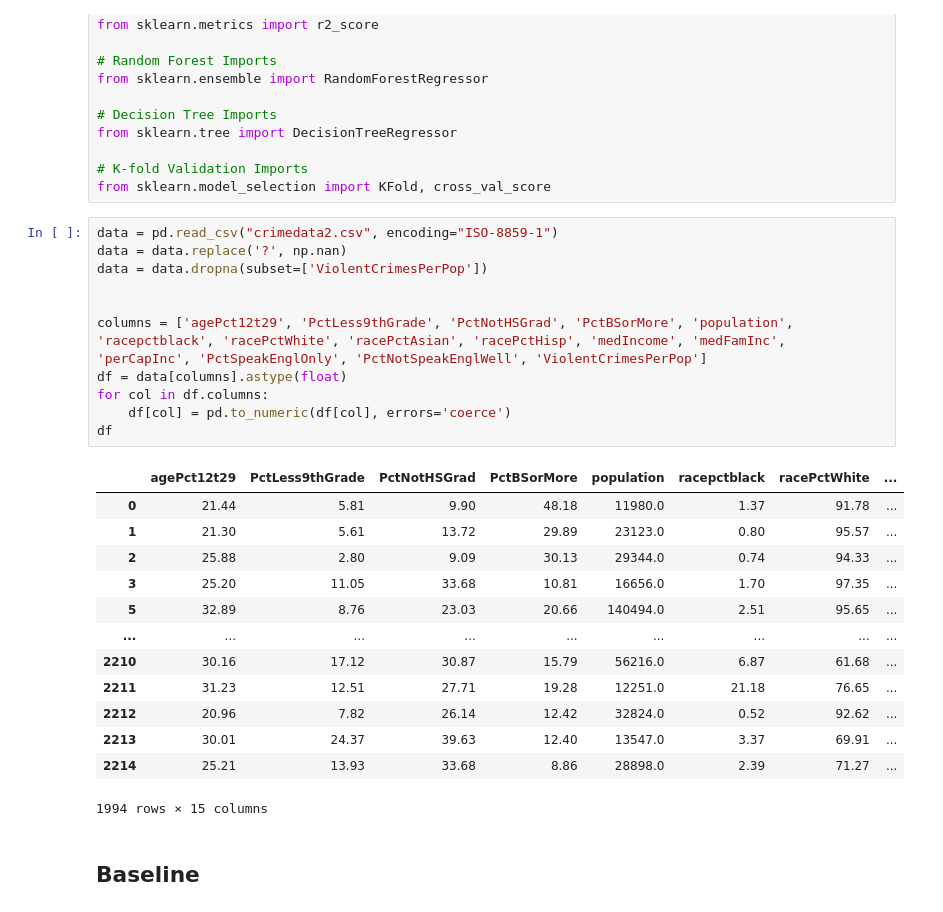
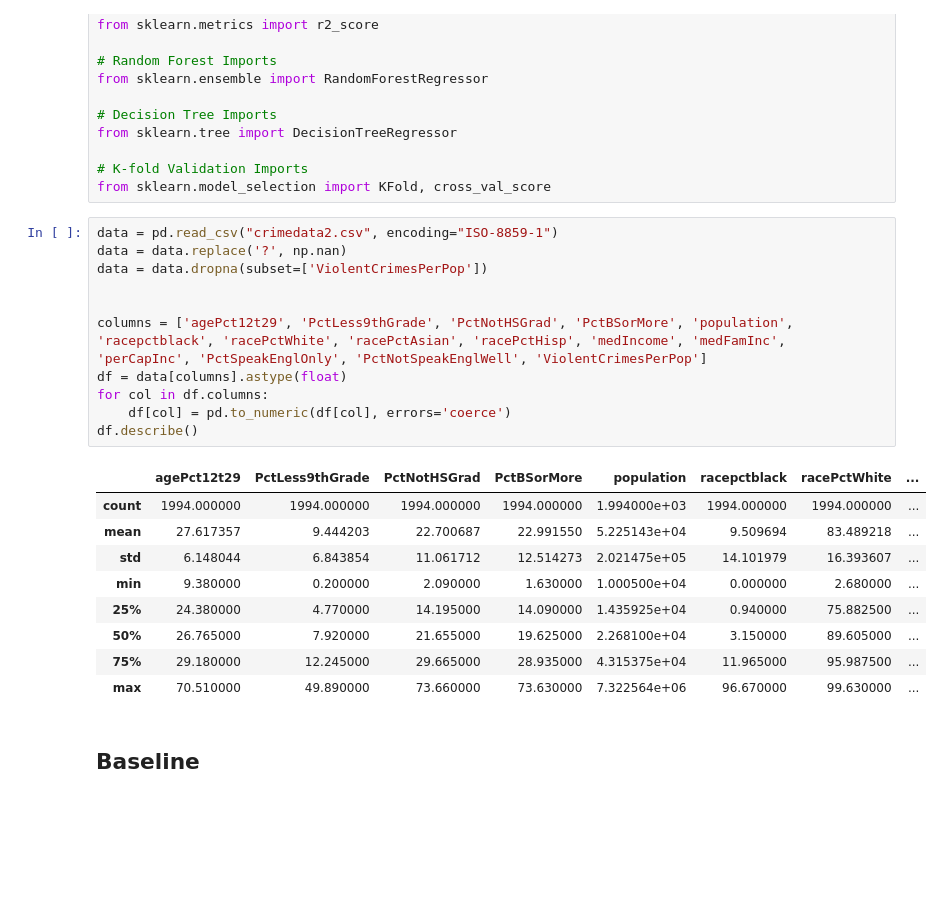
Before and after one commit to FrancoA325/PredictiveG24, a Jupyter notebook: sprint5_linearmodels.ipynb, the cells around one changed output. Drawn from its saved outputs; the diff is of its cells as text; blank space fills up the shorter version.

```diff
--- a/sprint5_linearmodels.ipynb
+++ b/sprint5_linearmodels.ipynb
@@ -21,28 +21,24 @@ from sklearn.model_selection import KFold, cross_val_score
 # %%
 data = pd.read_csv("crimedata2.csv", encoding="ISO-8859-1")
 data = data.replace('?', np.nan)
 data = data.dropna(subset=['ViolentCrimesPerPop'])
 
 
 columns = ['agePct12t29', 'PctLess9thGrade', 'PctNotHSGrad', 'PctBSorMore', 'population', 'racepctblack', 'racePctWhite', 'racePctAsian', 'racePctHisp', 'medIncome', 'medFamInc', 'perCapInc', 'PctSpeakEnglOnly', 'PctNotSpeakEnglWell', 'ViolentCrimesPerPop']
 df = data[columns].astype(float)
 for col in df.columns:
     df[col] = pd.to_numeric(df[col], errors='coerce')
-df
+df.describe()
 # %% [output]
 |  | agePct12t29 | PctLess9thGrade | PctNotHSGrad | PctBSorMore | population | racepctblack | racePctWhite | ... |
-| 0 | 21.44 | 5.81 | 9.90 | 48.18 | 11980.0 | 1.37 | 91.78 | ... |
-| 1 | 21.30 | 5.61 | 13.72 | 29.89 | 23123.0 | 0.80 | 95.57 | ... |
-| 2 | 25.88 | 2.80 | 9.09 | 30.13 | 29344.0 | 0.74 | 94.33 | ... |
-| 3 | 25.20 | 11.05 | 33.68 | 10.81 | 16656.0 | 1.70 | 97.35 | ... |
-| 5 | 32.89 | 8.76 | 23.03 | 20.66 | 140494.0 | 2.51 | 95.65 | ... |
-| ... | ... | ... | ... | ... | ... | ... | ... | ... |
-| 2210 | 30.16 | 17.12 | 30.87 | 15.79 | 56216.0 | 6.87 | 61.68 | ... |
-| 2211 | 31.23 | 12.51 | 27.71 | 19.28 | 12251.0 | 21.18 | 76.65 | ... |
-| 2212 | 20.96 | 7.82 | 26.14 | 12.42 | 32824.0 | 0.52 | 92.62 | ... |
-| 2213 | 30.01 | 24.37 | 39.63 | 12.40 | 13547.0 | 3.37 | 69.91 | ... |
-| 2214 | 25.21 | 13.93 | 33.68 | 8.86 | 28898.0 | 2.39 | 71.27 | ... |
+| count | 1994.000000 | 1994.000000 | 1994.000000 | 1994.000000 | 1.994000e+03 | 1994.000000 | 1994.000000 | ... |
+| mean | 27.617357 | 9.444203 | 22.700687 | 22.991550 | 5.225143e+04 | 9.509694 | 83.489218 | ... |
+| std | 6.148044 | 6.843854 | 11.061712 | 12.514273 | 2.021475e+05 | 14.101979 | 16.393607 | ... |
+| min | 9.380000 | 0.200000 | 2.090000 | 1.630000 | 1.000500e+04 | 0.000000 | 2.680000 | ... |
+| 25% | 24.380000 | 4.770000 | 14.195000 | 14.090000 | 1.435925e+04 | 0.940000 | 75.882500 | ... |
+| 50% | 26.765000 | 7.920000 | 21.655000 | 19.625000 | 2.268100e+04 | 3.150000 | 89.605000 | ... |
+| 75% | 29.180000 | 12.245000 | 29.665000 | 28.935000 | 4.315375e+04 | 11.965000 | 95.987500 | ... |
+| max | 70.510000 | 49.890000 | 73.660000 | 73.630000 | 7.322564e+06 | 96.670000 | 99.630000 | ... |
-1994 rows × 15 columns
 # %% [markdown]
 ## Baseline
 # %%
```
Also changed, not shown: parts of 14 cells of this notebook, 1 other file.
